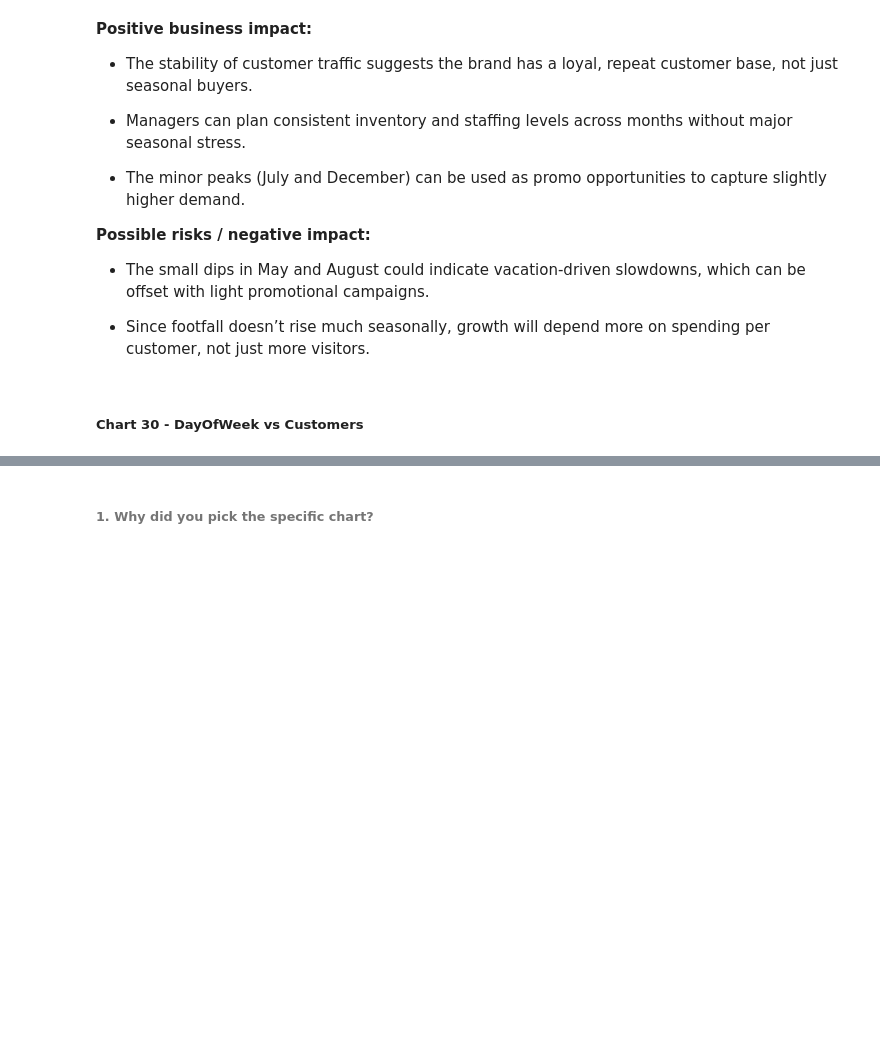
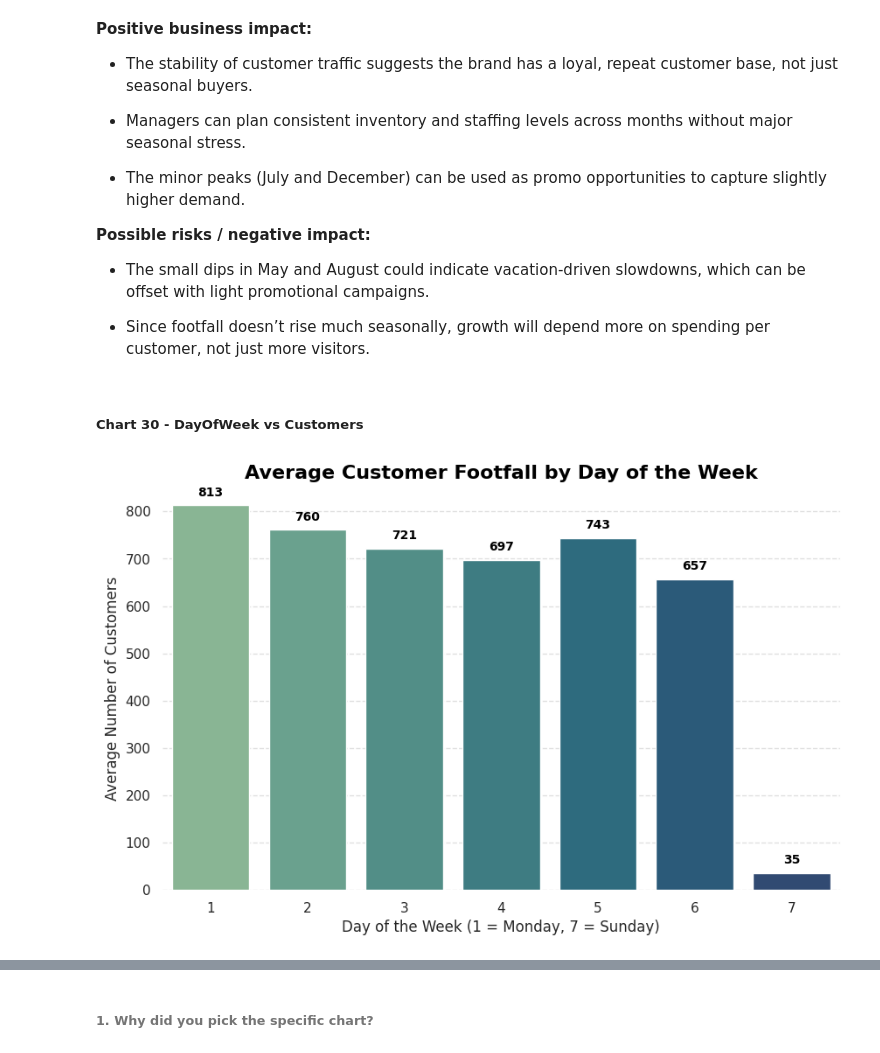
Before and after one commit to MonaliM5/Rossmann-Retail-Sales-Prediction, a Jupyter notebook: Rossmann_Retail_Sales_Prediction.ipynb, the cells around one changed output, grey strips where cells are left out. Cells and saved outputs as stored; diff of their text form; code cells hidden in the pictures; blank space fills up the shorter version.

Commit message:
Viz (Chart 30) - Added Bar Chart of DayOfWeek vs Customers: Identified strong weekday footfall pattern peaking on Mondays and dipping sharply on Sundays 📅

```diff
--- a/Rossmann_Retail_Sales_Prediction.ipynb
+++ b/Rossmann_Retail_Sales_Prediction.ipynb
@@ -3967,0 +3966,52 @@ Are there any insights that lead to negative growth? Justify with specific reaso
+# %%
+# Chart 30 - Visualization Code
+
+# Features Used - DayOfWeek, Customers
+
+# ✅ Why this chart is important to include?
+# This chart helps me see on which days customers visit stores the most or the least.
+# It’s useful for optimizing weekly staffing, scheduling promotions, and managing inventory restocks.
+# Understanding weekday footfall patterns also helps improve store efficiency and sales strategy.
+
+# ---------------------------------------------------------------------------------------------------------- #
+
+# Grouping data by DayOfWeek and calculating average customer count
+dow_customers = (
+    df.groupby('DayOfWeek')['Customers']
+    .mean()
+    .reset_index()
+    .sort_values('DayOfWeek')
+)
+
+# Setting consistent plot style
+sns.set(style='whitegrid')
+
+# Creating the figure
+plt.figure(figsize=(10,6))
+
+# Plotting the barplot for average customers by day of the week
+sns.barplot(
+    data=dow_customers,
+    x='DayOfWeek',
+    y='Customers',
+    palette='crest'
+)
+
+# Adding chart titles and labels
+plt.title('Average Customer Footfall by Day of the Week', fontsize=16, fontweight='bold', color='black')
+plt.xlabel('Day of the Week (1 = Monday, 7 = Sunday)', fontsize=12)
+plt.ylabel('Average Number of Customers', fontsize=12)
+
+# Annotating values on top of bars
+for index, row in dow_customers.iterrows():
+    plt.text(row['DayOfWeek'] - 1, row['Customers'] + 20, f"{int(row['Customers'])}",
+             ha='center', fontsize=10, fontweight='semibold', color='black')
+
+# Customizing gridlines
+plt.grid(axis='y', linestyle='--', alpha=0.6)
+plt.box(False)
+
+# Displaying the chart
+plt.show()
+# %% [output]
+[figure, added]
```
Also changed, not shown: parts of 5 cells of this notebook.
